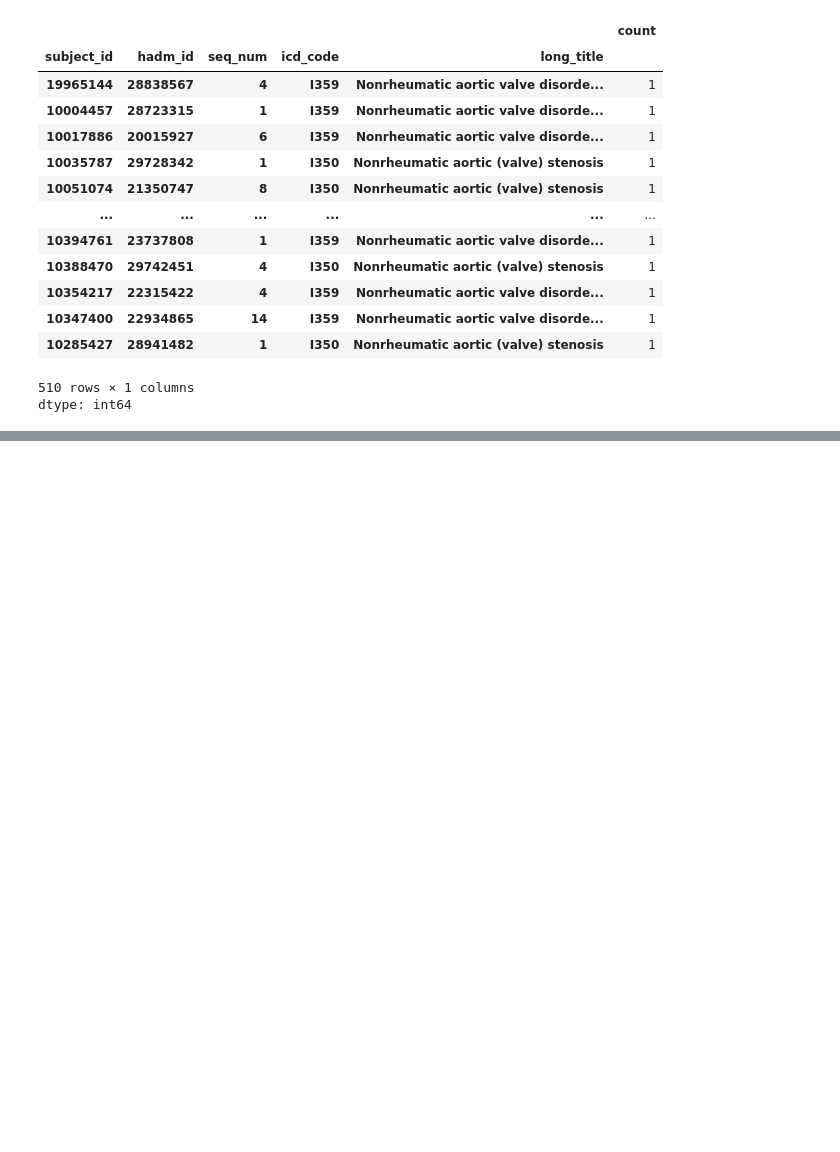
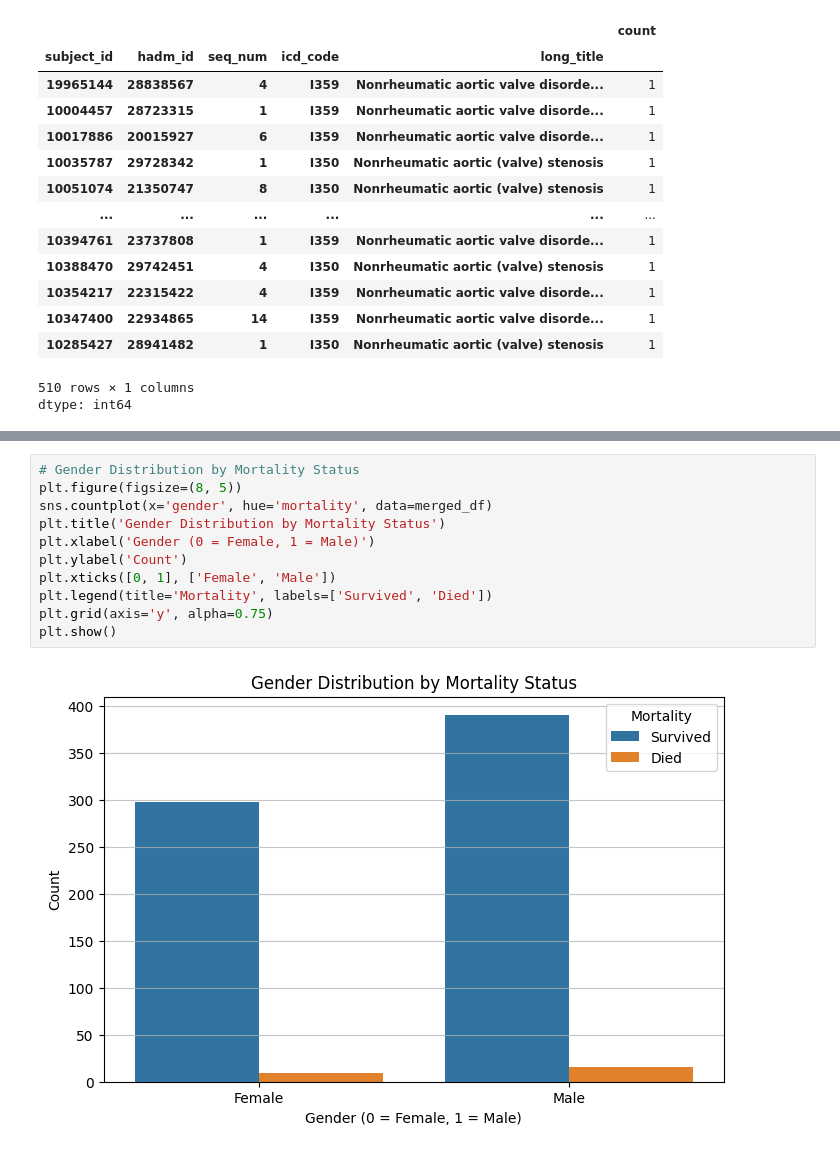
Before and after one commit to lejhindary/MedStar-G5, a Jupyter notebook: MedStarG5.ipynb, the cells around one changed output, grey strips where cells are left out. Drawn from its saved outputs; the diff is of its cells as text; blank space fills up the shorter version.

```diff
--- a/MedStarG5.ipynb
+++ b/MedStarG5.ipynb
@@ -91,0 +471,13 @@ Number of VHD ICD codes: 37
+# %%
+# Gender Distribution by Mortality Status
+plt.figure(figsize=(8, 5))
+sns.countplot(x='gender', hue='mortality', data=merged_df)
+plt.title('Gender Distribution by Mortality Status')
+plt.xlabel('Gender (0 = Female, 1 = Male)')
+plt.ylabel('Count')
+plt.xticks([0, 1], ['Female', 'Male'])
+plt.legend(title='Mortality', labels=['Survived', 'Died'])
+plt.grid(axis='y', alpha=0.75)
+plt.show()
+# %% [output]
+[figure, added]
```
Also changed, not shown: parts of 35 cells of this notebook.
